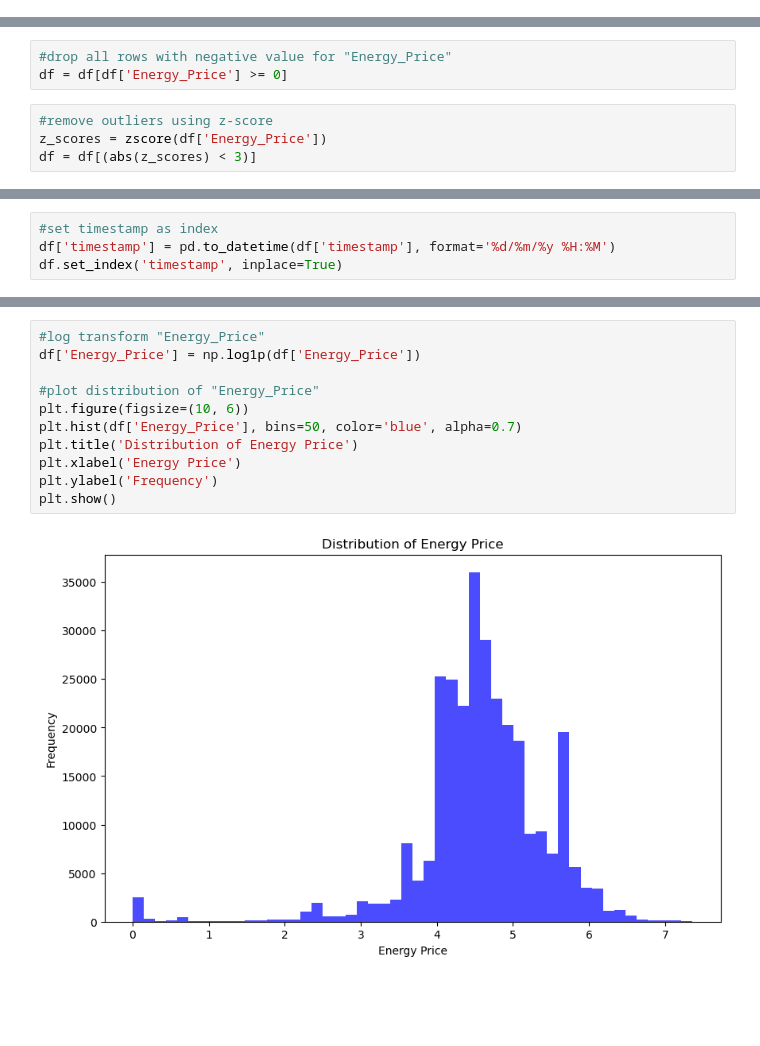
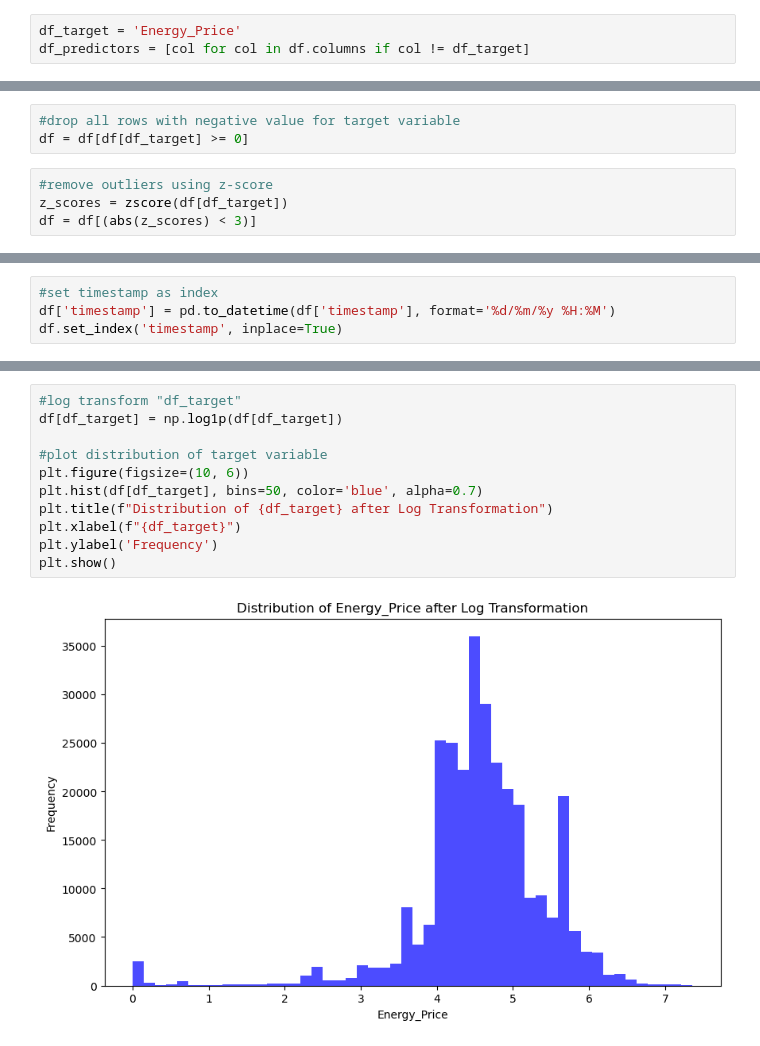
Before and after one commit to Cherry-808/DSS5104-ForecastDL, a Jupyter notebook: notebooks/XGBoost_no outliers.ipynb, the cells around one changed output, grey strips where cells are left out. Drawn from its saved outputs; the diff is of its cells as text; blank space fills up the shorter version.

```diff
--- a/notebooks/XGBoost_no outliers.ipynb
+++ b/notebooks/XGBoost_no outliers.ipynb
@@ -28,13 +28,16 @@ df.head()
 | 2 | 1/1/22 0:15 | 7135.00 | 124.93 | NaN | NaN | 0.0 | ... |
 | 3 | 1/1/22 0:20 | 7065.84 | 113.54 | NaN | NaN | 0.0 | ... |
 | 4 | 1/1/22 0:25 | 6995.08 | 123.12 | NaN | NaN | 0.0 | ... |
+# %%
+df_target = 'Energy_Price'
+df_predictors = [col for col in df.columns if col != df_target]
 # %%
 #drop all rows with NaN values
 df = df.dropna()
 # %%
-#drop all rows with negative value for "Energy_Price"
-df = df[df['Energy_Price'] >= 0]
+#drop all rows with negative value for target variable
+df = df[df[df_target] >= 0]
 # %%
 #remove outliers using z-score
-z_scores = zscore(df['Energy_Price'])
+z_scores = zscore(df[df_target])
 df = df[(abs(z_scores) < 3)]
@@ -106,18 +97,18 @@ len(df[df['Energy_Price'] > upper_bound]) / len(df) * 100
 # %% [output]
 11.079802078979654
 # %%
-#log transform "Energy_Price"
-df['Energy_Price'] = np.log1p(df['Energy_Price'])
+#log transform "df_target"
+df[df_target] = np.log1p(df[df_target])
 
-#plot distribution of "Energy_Price"
+#plot distribution of target variable
 plt.figure(figsize=(10, 6))
-plt.hist(df['Energy_Price'], bins=50, color='blue', alpha=0.7)
-plt.title('Distribution of Energy Price')
-plt.xlabel('Energy Price')
+plt.hist(df[df_target], bins=50, color='blue', alpha=0.7)
+plt.title(f"Distribution of {df_target} after Log Transformation")
+plt.xlabel(f"{df_target}")
 plt.ylabel('Frequency')
 plt.show()
 # %% [output]
-[figure, old version]
+[figure, new version]
 # %%
 #correlation matrix, all columns except "timestamp"
 correlations = df.corr()
```
Also changed, not shown: parts of 16 cells of this notebook.
